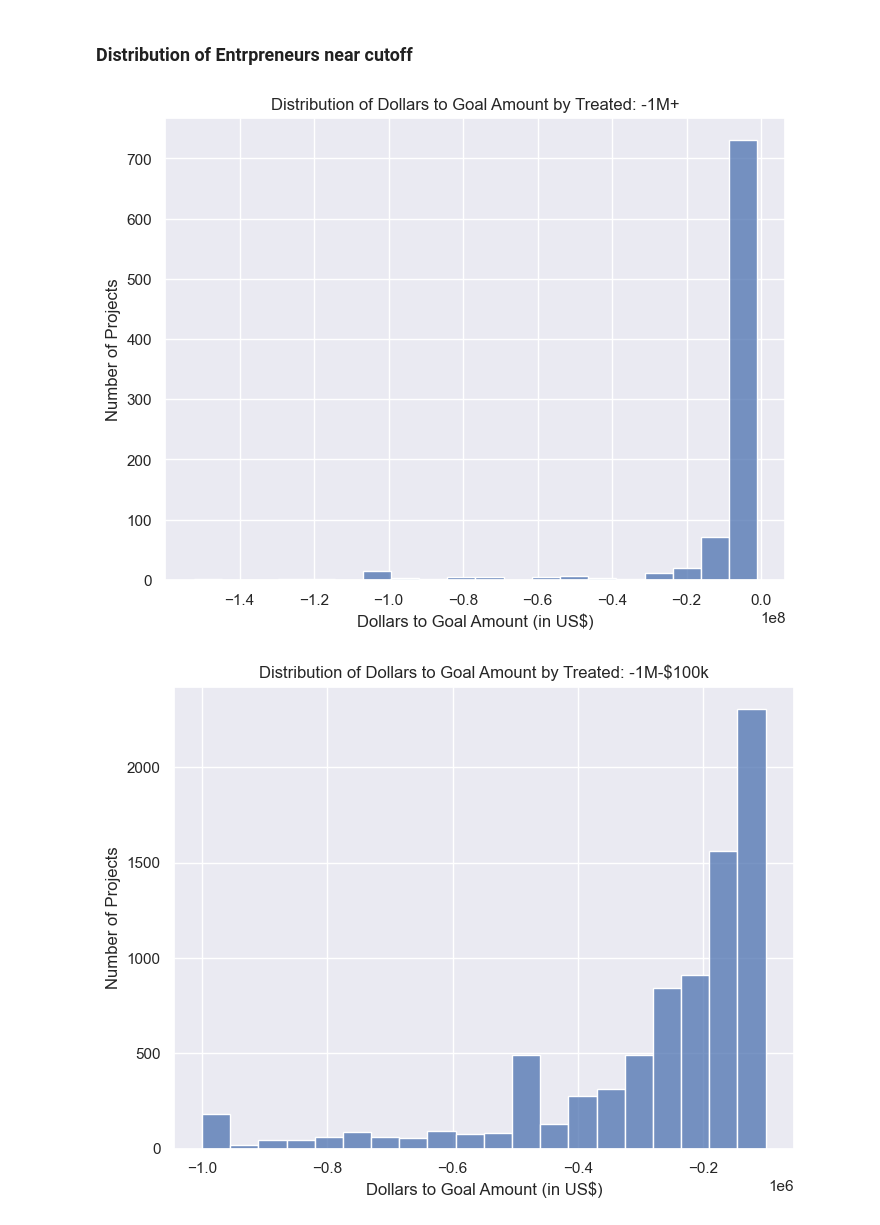
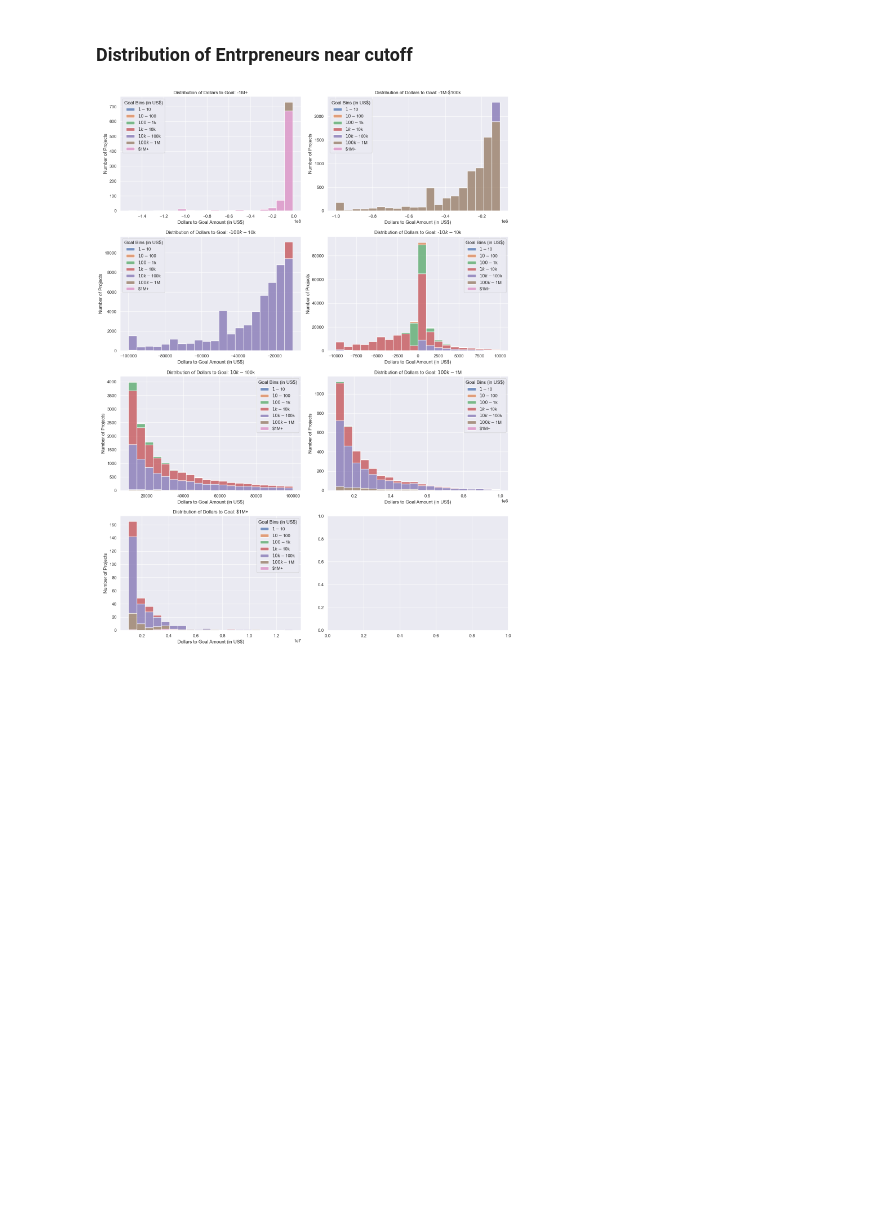
Before and after one commit to sahilpatil98/kickstarter-JMP, a Jupyter notebook: data-analysis/descriptive_statistics.ipynb, the cells around one changed output. Cells and saved outputs as stored; diff of their text form; code cells hidden in the pictures; blank space fills up the shorter version.

Commit message:
added distribution of dollars to goal by goal bins

```diff
--- a/data-analysis/descriptive_statistics.ipynb
+++ b/data-analysis/descriptive_statistics.ipynb
@@ -347,23 +347,46 @@ for bin_range in creator_data['Goal Bins (in US$)'].unique():
 # %%
 creator_data['dollars_to_goal_usd'] = creator_data['pledged_usd_static'] - creator_data['goal_usd_static']
 # %%
-# Loop through each bin and create a separate plot
-dollars_to_goal_bins = [-np.inf,-1000000, -100000, -10000, 10000, 100000, 1000000, np.inf]
+# Define bins
+dollars_to_goal_bins = [-np.inf, -1000000, -100000, -10000, 10000, 100000, 1000000, np.inf]
+creator_data['Dollars to Goal Bins (in US$)'] = pd.cut(
+    creator_data['dollars_to_goal_usd'],
+    dollars_to_goal_bins,
+    labels=['-1M+', '-1M-$100k', '-$100k-$10k', '-$10k-$10k', '$10k-$100k', '$100k-$1M', '$1M+']
+)
 
-creator_data['Dollars to Goal Bins (in US$)'] = pd.cut(creator_data['dollars_to_goal_usd'], dollars_to_goal_bins, labels = ['-1M+', '-1M-$100k', '-$100k-$10k', '-$10k-$10k', '$10k-$100k', '$100k-$1M', '$1M+'])
-# Map the bins to the correct range
+duration_bins = [0, 30, 60, 90, np.inf]
+creator_data['Duration Bins'] = pd.cut(
+    creator_data['duration'],
+    duration_bins,
+    labels=['0-30', '30-60', '60-90', '90+']
+)
 
+# Create a figure and subplots
+num_bins = len(dollars_to_goal_bins) - 1  # Number of bins
+fig, axes = plt.subplots(4, 2, figsize=(15, 20))  # Create a grid of subplots
+axes = axes.flatten()  # Flatten the 2D array of axes for easier indexing
 
-for bin_range in creator_data['Dollars to Goal Bins (in US$)'].unique().sort_values():
+# Loop through each bin and plot
+for i, bin_range in enumerate(creator_data['Dollars to Goal Bins (in US$)'].unique().sort_values()):
     bin_data = creator_data[creator_data['Dollars to Goal Bins (in US$)'] == bin_range]
 
-    # Plot distribution of Dollars to Goal Amount by Treated for the current bin
-    plt.figure(figsize=(8, 6))
-    sns.histplot(data=bin_data, x='dollars_to_goal_usd', bins=20, kde=False)
-    plt.title(f'Distribution of Dollars to Goal Amount by Treated: {bin_range}')
-    plt.xlabel('Dollars to Goal Amount (in US$)')
-    plt.ylabel('Number of Projects')
-    plt.show()
+    # Plot on the corresponding subplot
+    sns.histplot(
+        data=bin_data,
+        x='dollars_to_goal_usd',
+        bins=20,
+        kde=False,
+        hue='Goal Bins (in US$)',
+        multiple='stack',
+        ax=axes[i]
+    )
+    axes[i].set_title(f'Distribution of Dollars to Goal: {bin_range}')
+    axes[i].set_xlabel('Dollars to Goal Amount (in US$)')
+    axes[i].set_ylabel('Number of Projects')
+
+# Adjust layout
+plt.tight_layout()
+plt.show()
 # %% [output]
-[figure, old version]
+[figure, new version]
-[figure, removed]
```
Also changed, not shown: parts of 1 cell of this notebook.
